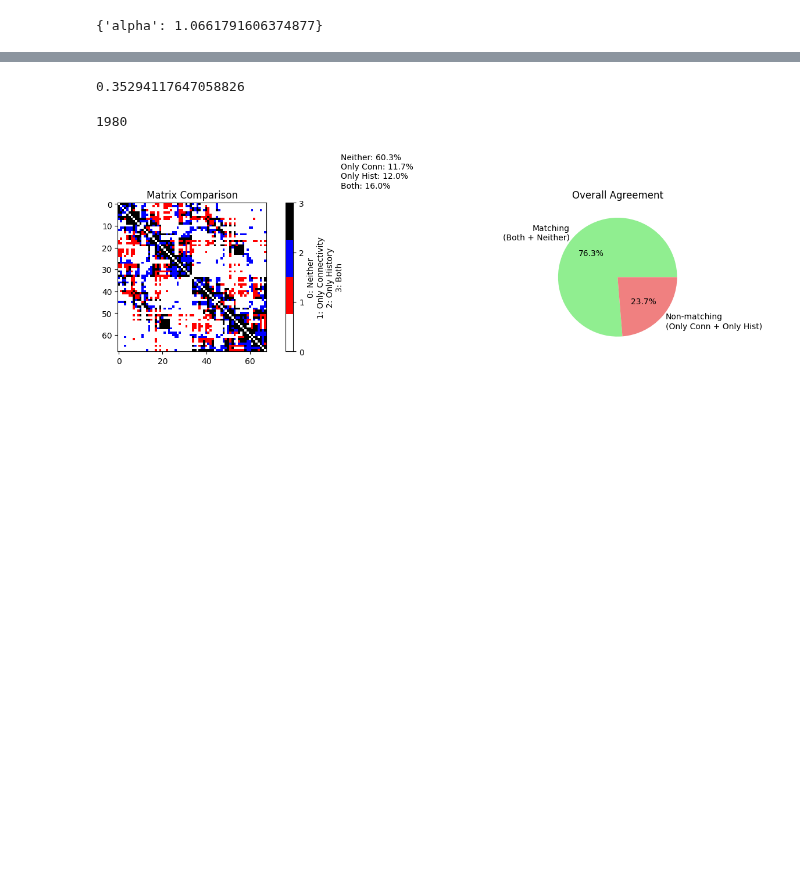
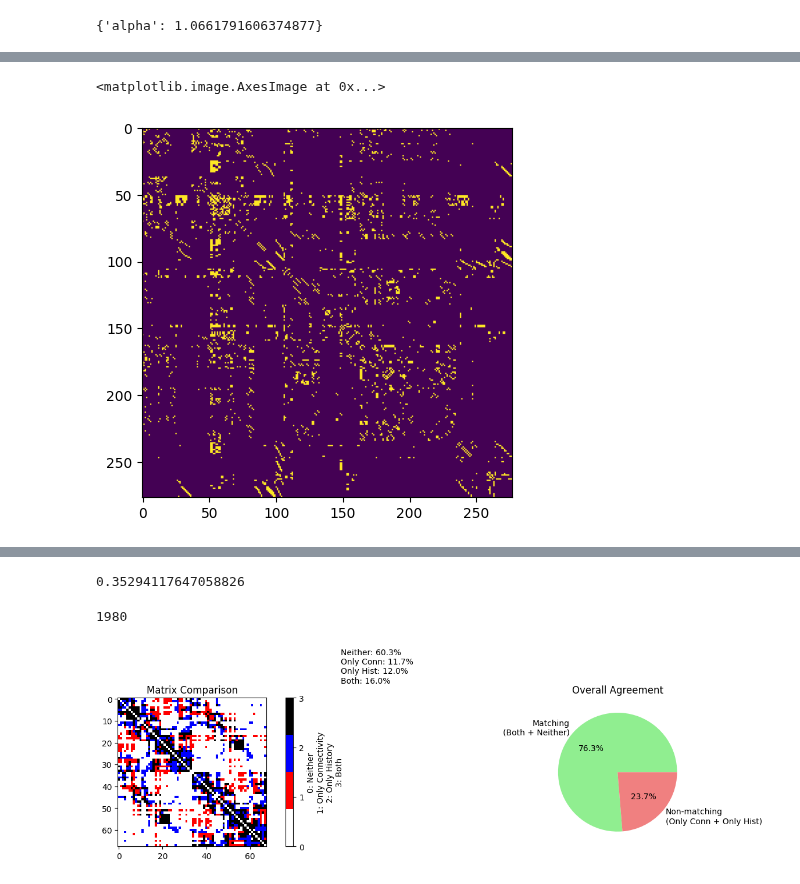
Before and after one commit to kuffmode/Optimal_networks, a Jupyter notebook: generative_analysis.ipynb, the cells around one changed output, grey strips where cells are left out. Cells and saved outputs as stored; diff of their text form; code cells hidden in the pictures; blank space fills up the shorter version.

```diff
--- a/generative_analysis.ipynb
+++ b/generative_analysis.ipynb
@@ -109,3 +135,8 @@ plt.imshow(history[:,:,-1])
+# %%
+plt.imshow(celegans_connectome)
+# %% [output]
+<matplotlib.image.AxesImage at 0x...>
+[figure, added]
 # %%
 energy_vector = np.zeros(history.shape[2])
 clustering_vector = np.zeros(history.shape[2])
```
Also changed, not shown: parts of 11 cells of this notebook, 2 other files.
